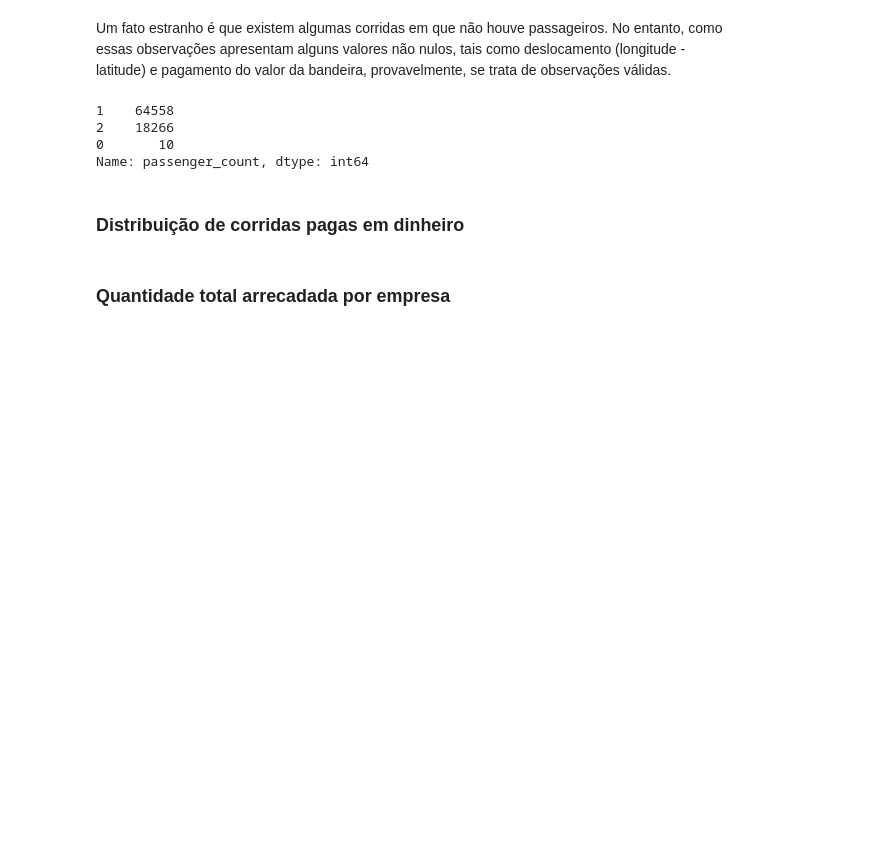
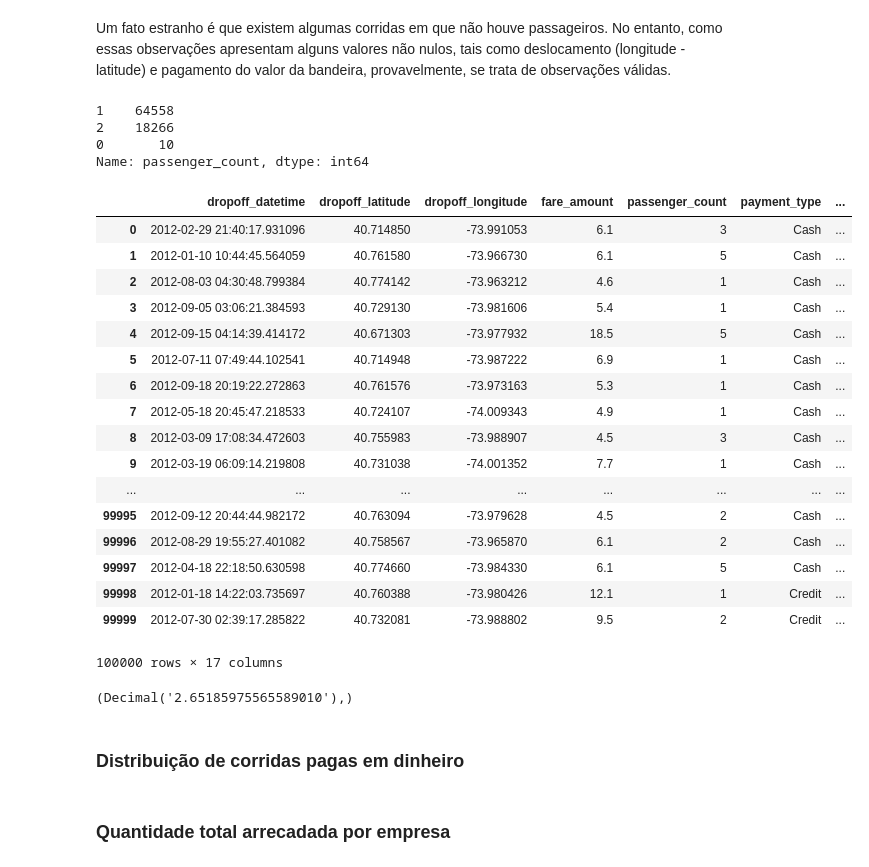
Before and after one commit to rafaelsantanaep/datasprints, a Jupyter notebook: Exploração.ipynb, the cells around one changed output. Drawn from its saved outputs; the diff is of its cells as text; code cells hidden in the pictures; blank space fills up the shorter version.

```diff
--- a/Exploração.ipynb
+++ b/Exploração.ipynb
@@ -320,6 +318,31 @@ cur.execute("SELECT AVG(distancia_total) FROM trips WHERE qt_passageiros <= 2")
 results_db = cur.fetchone()
 
 assert round(float(results_db[0]), 3) == round(result_pandas, 3)
+# %%
+df
+# %% [output]
+|  | dropoff_datetime | dropoff_latitude | dropoff_longitude | fare_amount | passenger_count | payment_type | ... |
+| 0 | 2012-02-29 21:40:17.931096 | 40.714850 | -73.991053 | 6.1 | 3 | Cash | ... |
+| 1 | 2012-01-10 10:44:45.564059 | 40.761580 | -73.966730 | 6.1 | 5 | Cash | ... |
+| 2 | 2012-08-03 04:30:48.799384 | 40.774142 | -73.963212 | 4.6 | 1 | Cash | ... |
+| 3 | 2012-09-05 03:06:21.384593 | 40.729130 | -73.981606 | 5.4 | 1 | Cash | ... |
+| 4 | 2012-09-15 04:14:39.414172 | 40.671303 | -73.977932 | 18.5 | 5 | Cash | ... |
+| 5 | 2012-07-11 07:49:44.102541 | 40.714948 | -73.987222 | 6.9 | 1 | Cash | ... |
+| 6 | 2012-09-18 20:19:22.272863 | 40.761576 | -73.973163 | 5.3 | 1 | Cash | ... |
+| 7 | 2012-05-18 20:45:47.218533 | 40.724107 | -74.009343 | 4.9 | 1 | Cash | ... |
+| 8 | 2012-03-09 17:08:34.472603 | 40.755983 | -73.988907 | 4.5 | 3 | Cash | ... |
+| 9 | 2012-03-19 06:09:14.219808 | 40.731038 | -74.001352 | 7.7 | 1 | Cash | ... |
+| ... | ... | ... | ... | ... | ... | ... | ... |
+| 99995 | 2012-09-12 20:44:44.982172 | 40.763094 | -73.979628 | 4.5 | 2 | Cash | ... |
+| 99996 | 2012-08-29 19:55:27.401082 | 40.758567 | -73.965870 | 6.1 | 2 | Cash | ... |
+| 99997 | 2012-04-18 22:18:50.630598 | 40.774660 | -73.984330 | 6.1 | 5 | Cash | ... |
+| 99998 | 2012-01-18 14:22:03.735697 | 40.760388 | -73.980426 | 12.1 | 1 | Credit | ... |
+| 99999 | 2012-07-30 02:39:17.285822 | 40.732081 | -73.988802 | 9.5 | 2 | Credit | ... |
+100000 rows × 17 columns
+# %%
+results_db
+# %% [output]
+(Decimal('2.65185975565589010'),)
 # %% [markdown]
 ### Distribuição de corridas pagas em dinheiro
 # %%
```
Also changed, not shown: parts of 5 cells of this notebook, 6 other files.
